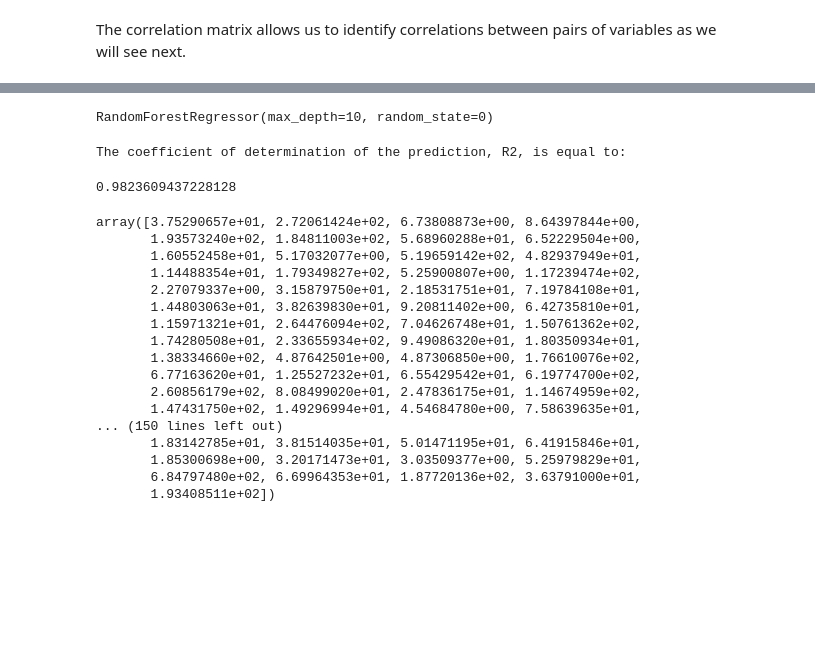
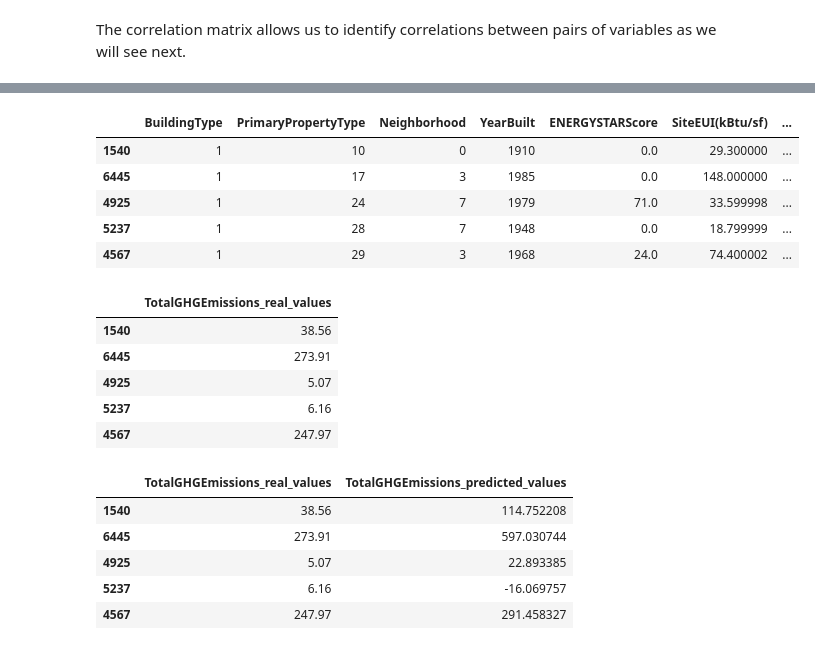
Before and after one commit to MariaDBPerez/energy_consumption, a Jupyter notebook: project_4.ipynb, the cells around one changed output, grey strips where cells are left out. Cells and saved outputs as stored; diff of their text form; code cells hidden in the pictures; blank space fills up the shorter version.

```diff
--- a/project_4.ipynb
+++ b/project_4.ipynb
@@ -555,0 +572,8 @@ No. of testing examples: 661
+# %%
+categorical_columns = ['BuildingType', 'PrimaryPropertyType', 'Neighborhood']
+
+for i in new_data_frame_for_analysis.columns:
+    if i not in categorical_columns:
+        new_data_frame_for_analysis[i] = new_data_frame_for_analysis[i].fillna(0)
+    else:
+        new_data_frame_for_analysis[i] = new_data_frame_for_analysis[i].fillna('Unknown')
@@ -555,0 +591,6 @@ No. of testing examples: 661
+# %%
+new_data_frame_for_analysis = new_data_frame_for_analysis.astype({'BuildingType': 'category', 'PrimaryPropertyType': 'category', 'Neighborhood': 'category'})
+# %%
+columns_to_categorical = new_data_frame_for_analysis.select_dtypes(['category']).columns
+# %%
+new_data_frame_for_analysis[columns_to_categorical] = new_data_frame_for_analysis[columns_to_categorical].apply(lambda x: x.cat.codes)
@@ -660,31 +652,0 @@ clf = RandomForestRegressor(max_depth=10, random_state=0)
-# %%
-clf.fit(X_training_random_forest, y_training_random_forest)
-# %% [output]
-RandomForestRegressor(max_depth=10, random_state=0)
-# %%
-print("The coefficient of determination of the prediction, R2, is equal to:")
-clf.score(X_test_random_forest, y_test_random_forest)
-# %% [output]
-The coefficient of determination of the prediction, R2, is equal to:
-0.9823609437228128
-# %%
-# X_test is the set that is going to pass to the model
-clf.predict(X_test_random_forest)
-# %% [output]
-array([3.75290657e+01, 2.72061424e+02, 6.73808873e+00, 8.64397844e+00,
-       1.93573240e+02, 1.84811003e+02, 5.68960288e+01, 6.52229504e+00,
-       1.60552458e+01, 5.17032077e+00, 5.19659142e+02, 4.82937949e+01,
-       1.14488354e+01, 1.79349827e+02, 5.25900807e+00, 1.17239474e+02,
-       2.27079337e+00, 3.15879750e+01, 2.18531751e+01, 7.19784108e+01,
-       1.44803063e+01, 3.82639830e+01, 9.20811402e+00, 6.42735810e+01,
-       1.15971321e+01, 2.64476094e+02, 7.04626748e+01, 1.50761362e+02,
-       1.74280508e+01, 2.33655934e+02, 9.49086320e+01, 1.80350934e+01,
-       1.38334660e+02, 4.87642501e+00, 4.87306850e+00, 1.76610076e+02,
-       6.77163620e+01, 1.25527232e+01, 6.55429542e+01, 6.19774700e+02,
-       2.60856179e+02, 8.08499020e+01, 2.47836175e+01, 1.14674959e+02,
-       1.47431750e+02, 1.49296994e+01, 4.54684780e+00, 7.58639635e+01,
-... (150 lines left out)
-       1.83142785e+01, 3.81514035e+01, 5.01471195e+01, 6.41915846e+01,
-       1.85300698e+00, 3.20171473e+01, 3.03509377e+00, 5.25979829e+01,
-       6.84797480e+02, 6.69964353e+01, 1.87720136e+02, 3.63791000e+01,
-       1.93408511e+02])
@@ -690,0 +656,9 @@ array([3.75290657e+01, 2.72061424e+02, 6.73808873e+00, 8.64397844e+00,
+# %%
+X_test.head()
+# %% [output]
+|  | BuildingType | PrimaryPropertyType | Neighborhood | YearBuilt | ENERGYSTARScore | SiteEUI(kBtu/sf) | ... |
+| 1540 | 1 | 10 | 0 | 1910 | 0.0 | 29.300000 | ... |
+| 6445 | 1 | 17 | 3 | 1985 | 0.0 | 148.000000 | ... |
+| 4925 | 1 | 24 | 7 | 1979 | 71.0 | 33.599998 | ... |
+| 5237 | 1 | 28 | 7 | 1948 | 0.0 | 18.799999 | ... |
+| 4567 | 1 | 29 | 3 | 1968 | 24.0 | 74.400002 | ... |
@@ -690,0 +673,9 @@ array([3.75290657e+01, 2.72061424e+02, 6.73808873e+00, 8.64397844e+00,
+# %%
+real_and_predicted_values_test_data_frame.head()
+# %% [output]
+|  | TotalGHGEmissions_real_values |
+| 1540 | 38.56 |
+| 6445 | 273.91 |
+| 4925 | 5.07 |
+| 5237 | 6.16 |
+| 4567 | 247.97 |
@@ -690,0 +685,9 @@ array([3.75290657e+01, 2.72061424e+02, 6.73808873e+00, 8.64397844e+00,
+# %%
+real_and_predicted_values_test_data_frame.head()
+# %% [output]
+|  | TotalGHGEmissions_real_values | TotalGHGEmissions_predicted_values |
+| 1540 | 38.56 | 114.752208 |
+| 6445 | 273.91 | 597.030744 |
+| 4925 | 5.07 | 22.893385 |
+| 5237 | 6.16 | -16.069757 |
+| 4567 | 247.97 | 291.458327 |
```
Also changed, not shown: parts of 48 cells of this notebook.
